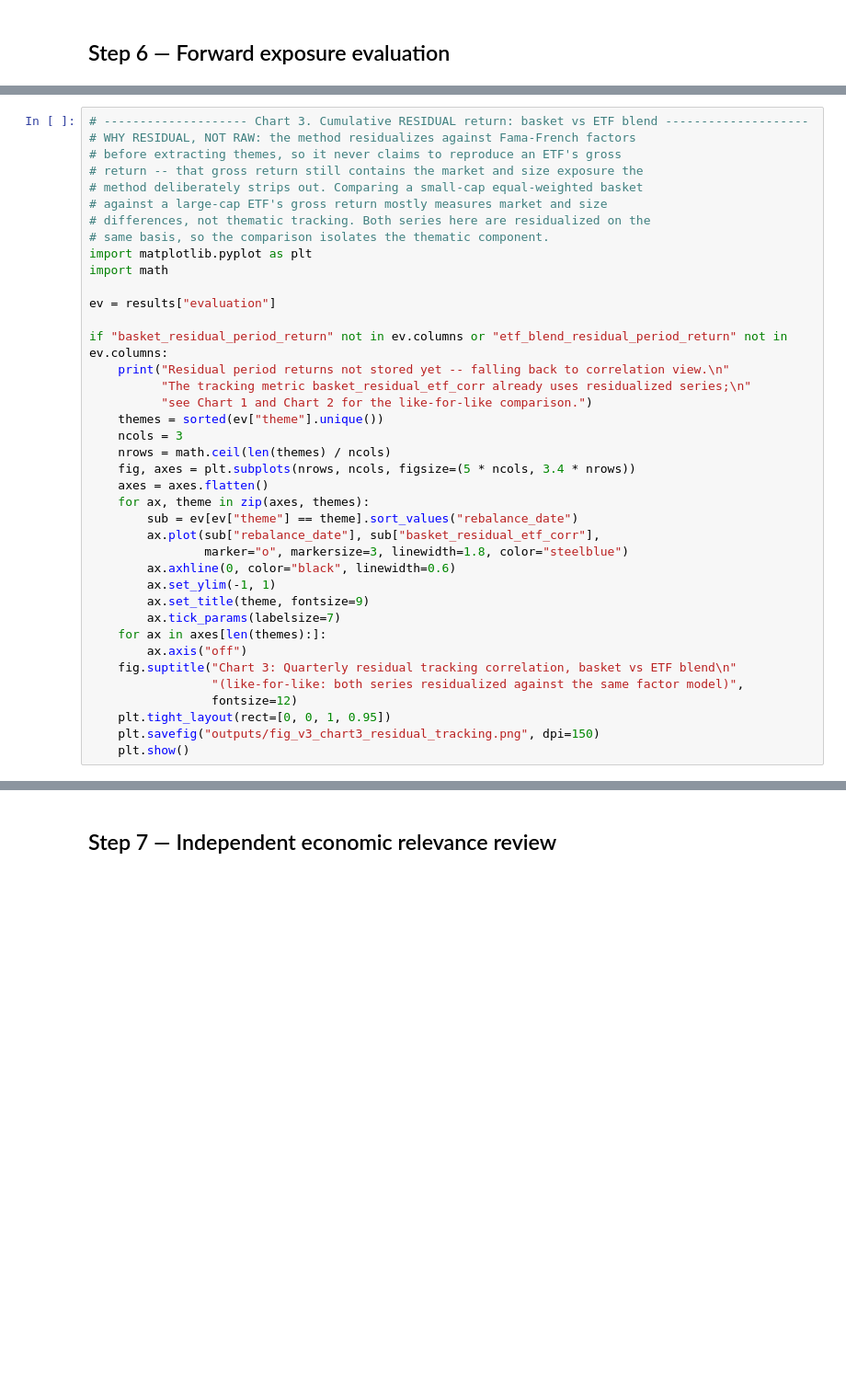
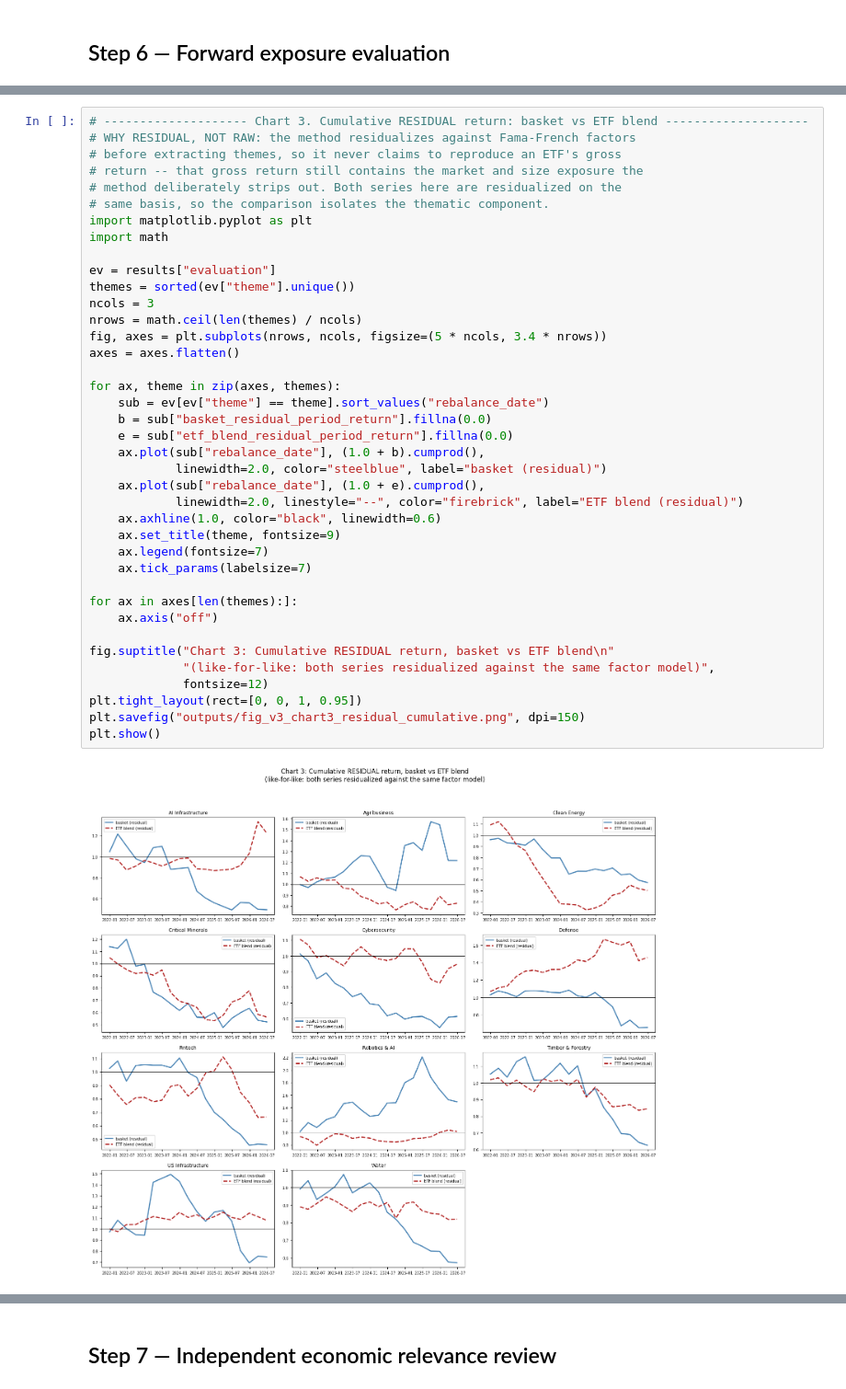
Before and after one commit to AA-mini/ThemeCloner2, a Jupyter notebook: ThemeCloner_V2_WalkForward_revised.ipynb, the cells around one changed output, grey strips where cells are left out. Shown at 92% size. Drawn from its saved outputs; the diff is of its cells as text; blank space fills up the shorter version.

```diff
--- a/ThemeCloner_V2_WalkForward_revised.ipynb
+++ b/ThemeCloner_V2_WalkForward_revised.ipynb
@@ -660,42 +862,44 @@ plt.show()
 # %%
 # -------------------- Chart 3. Cumulative RESIDUAL return: basket vs ETF blend --------------------
 # WHY RESIDUAL, NOT RAW: the method residualizes against Fama-French factors
 # before extracting themes, so it never claims to reproduce an ETF's gross
 # return -- that gross return still contains the market and size exposure the
-# method deliberately strips out. Comparing a small-cap equal-weighted basket
-# against a large-cap ETF's gross return mostly measures market and size
-# differences, not thematic tracking. Both series here are residualized on the
+# method deliberately strips out. Both series here are residualized on the
 # same basis, so the comparison isolates the thematic component.
 import matplotlib.pyplot as plt
 import math
 
 ev = results["evaluation"]
+themes = sorted(ev["theme"].unique())
+ncols = 3
+nrows = math.ceil(len(themes) / ncols)
+fig, axes = plt.subplots(nrows, ncols, figsize=(5 * ncols, 3.4 * nrows))
+axes = axes.flatten()
 
-if "basket_residual_period_return" not in ev.columns or "etf_blend_residual_period_return" not in ev.columns:
-    print("Residual period returns not stored yet -- falling back to correlation view.\n"
-          "The tracking metric basket_residual_etf_corr already uses residualized series;\n"
-          "see Chart 1 and Chart 2 for the like-for-like comparison.")
-    themes = sorted(ev["theme"].unique())
-    ncols = 3
-    nrows = math.ceil(len(themes) / ncols)
-    fig, axes = plt.subplots(nrows, ncols, figsize=(5 * ncols, 3.4 * nrows))
-    axes = axes.flatten()
-    for ax, theme in zip(axes, themes):
-        sub = ev[ev["theme"] == theme].sort_values("rebalance_date")
-        ax.plot(sub["rebalance_date"], sub["basket_residual_etf_corr"],
-                marker="o", markersize=3, linewidth=1.8, color="steelblue")
-        ax.axhline(0, color="black", linewidth=0.6)
-        ax.set_ylim(-1, 1)
-        ax.set_title(theme, fontsize=9)
-        ax.tick_params(labelsize=7)
-    for ax in axes[len(themes):]:
-        ax.axis("off")
-    fig.suptitle("Chart 3: Quarterly residual tracking correlation, basket vs ETF blend\n"
-                 "(like-for-like: both series residualized against the same factor model)",
-                 fontsize=12)
-    plt.tight_layout(rect=[0, 0, 1, 0.95])
-    plt.savefig("outputs/fig_v3_chart3_residual_tracking.png", dpi=150)
-    plt.show()
+for ax, theme in zip(axes, themes):
+    sub = ev[ev["theme"] == theme].sort_values("rebalance_date")
+    b = sub["basket_residual_period_return"].fillna(0.0)
+    e = sub["etf_blend_residual_period_return"].fillna(0.0)
+    ax.plot(sub["rebalance_date"], (1.0 + b).cumprod(),
+            linewidth=2.0, color="steelblue", label="basket (residual)")
+    ax.plot(sub["rebalance_date"], (1.0 + e).cumprod(),
+            linewidth=2.0, linestyle="--", color="firebrick", label="ETF blend (residual)")
+    ax.axhline(1.0, color="black", linewidth=0.6)
+    ax.set_title(theme, fontsize=9)
+    ax.legend(fontsize=7)
+    ax.tick_params(labelsize=7)
+
+for ax in axes[len(themes):]:
+    ax.axis("off")
+
+fig.suptitle("Chart 3: Cumulative RESIDUAL return, basket vs ETF blend\n"
+             "(like-for-like: both series residualized against the same factor model)",
+             fontsize=12)
+plt.tight_layout(rect=[0, 0, 1, 0.95])
+plt.savefig("outputs/fig_v3_chart3_residual_cumulative.png", dpi=150)
+plt.show()
+# %% [output]
+[figure, added]
 # %%
 # -------------------- 6c. Rank matched placebo admission --------------------
 # Each real rank is compared with the same rank from time shifted null themes.
```
Also changed, not shown: parts of 21 cells of this notebook.
